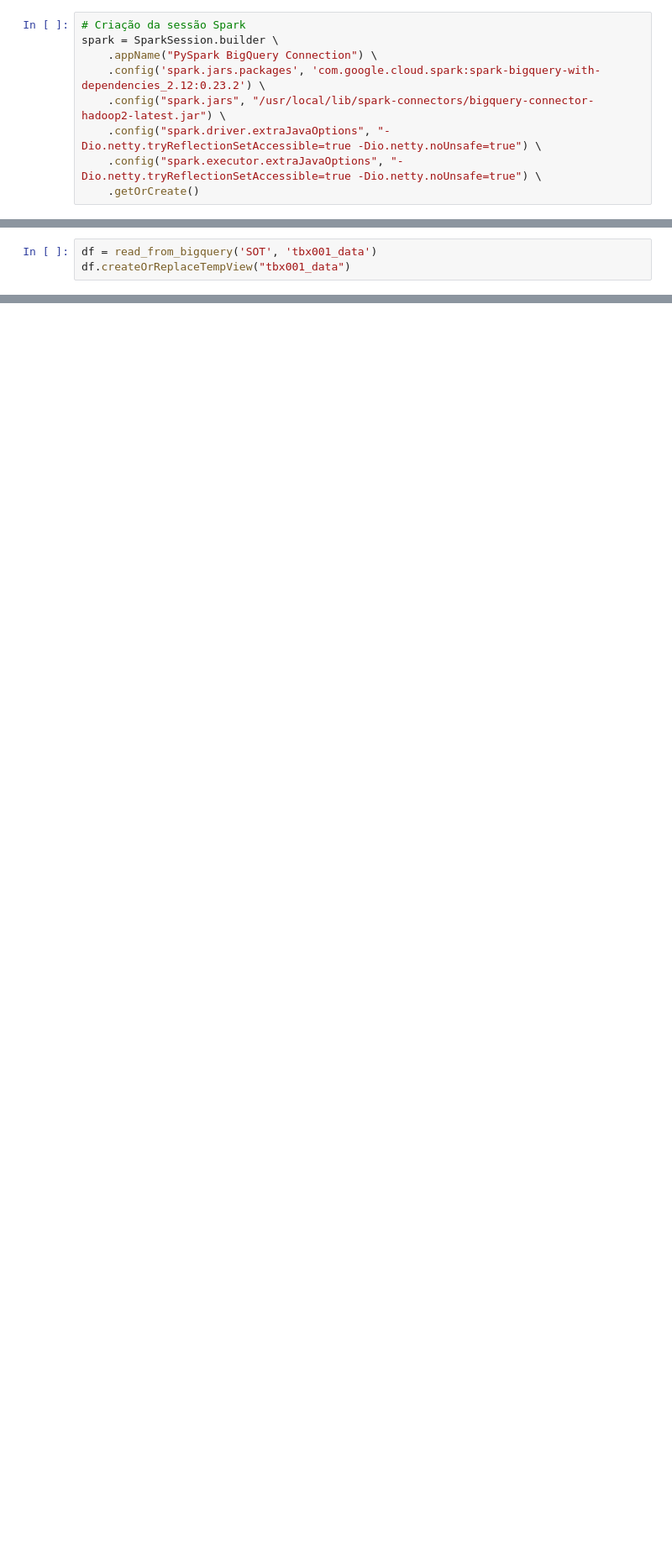
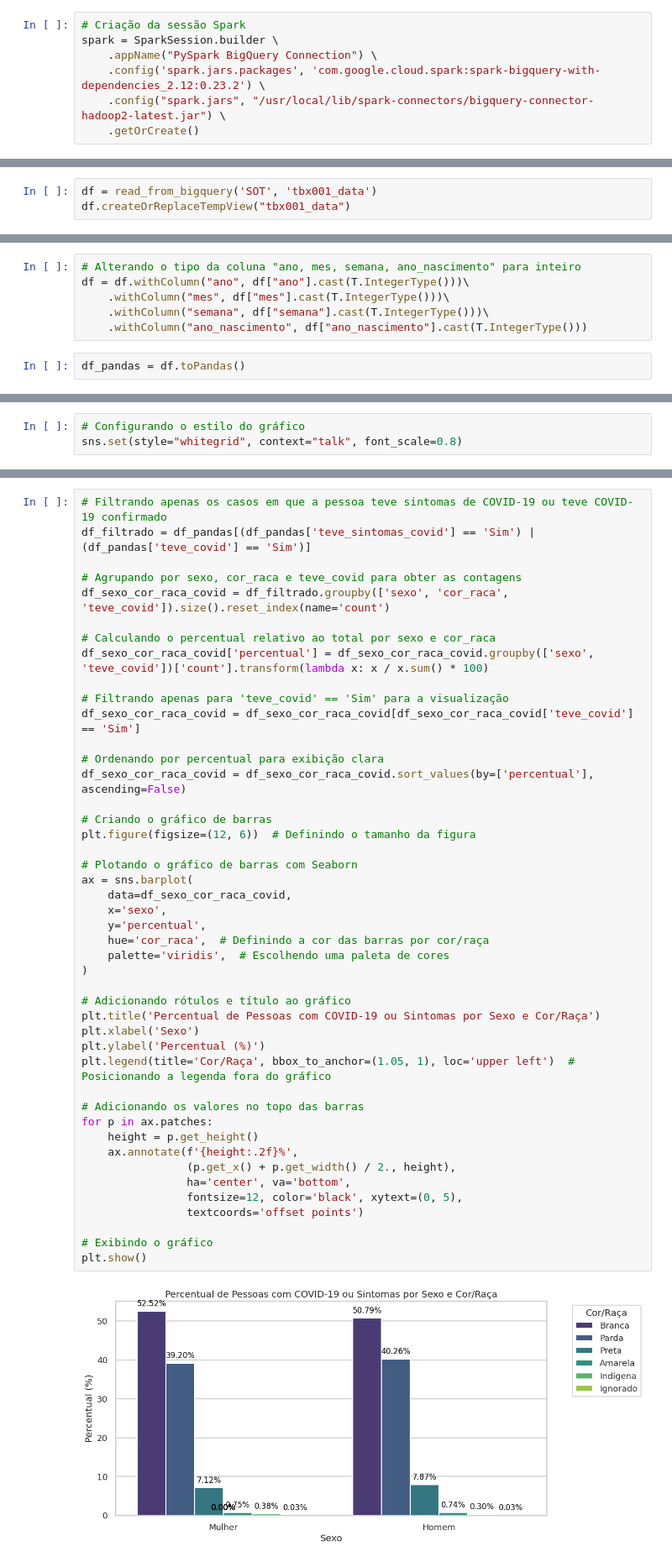
Before and after one commit to tsrodr/fiap-dataanalysis-techchallenge-fase3, a Jupyter notebook: main.ipynb, the cells around one changed output, grey strips where cells are left out. Shown at 84% size. Cells and saved outputs as stored; diff of their text form; blank space fills up the shorter version.

```diff
--- a/main.ipynb
+++ b/main.ipynb
@@ -8,7 +11,5 @@ spark = SparkSession.builder \
     .appName("PySpark BigQuery Connection") \
     .config('spark.jars.packages', 'com.google.cloud.spark:spark-bigquery-with-dependencies_2.12:0.23.2') \
     .config("spark.jars", "/usr/local/lib/spark-connectors/bigquery-connector-hadoop2-latest.jar") \
-    .config("spark.driver.extraJavaOptions", "-Dio.netty.tryReflectionSetAccessible=true -Dio.netty.noUnsafe=true") \
-    .config("spark.executor.extraJavaOptions", "-Dio.netty.tryReflectionSetAccessible=true -Dio.netty.noUnsafe=true") \
     .getOrCreate()
 # %% [output]
@@ -107,0 +126,8 @@ only showing top 20 rows
+# %%
+# Alterando o tipo da coluna "ano, mes, semana, ano_nascimento" para inteiro
+df = df.withColumn("ano", df["ano"].cast(T.IntegerType()))\
+    .withColumn("mes", df["mes"].cast(T.IntegerType()))\
+    .withColumn("semana", df["semana"].cast(T.IntegerType()))\
+    .withColumn("ano_nascimento", df["ano_nascimento"].cast(T.IntegerType()))
+# %%
+df_pandas = df.toPandas()
@@ -107,0 +160,3 @@ only showing top 20 rows
+# %%
+# Configurando o estilo do gráfico
+sns.set(style="whitegrid", context="talk", font_scale=0.8)
@@ -107,0 +168,47 @@ only showing top 20 rows
+# %%
+# Filtrando apenas os casos em que a pessoa teve sintomas de COVID-19 ou teve COVID-19 confirmado
+df_filtrado = df_pandas[(df_pandas['teve_sintomas_covid'] == 'Sim') | (df_pandas['teve_covid'] == 'Sim')]
+
+# Agrupando por sexo, cor_raca e teve_covid para obter as contagens
+df_sexo_cor_raca_covid = df_filtrado.groupby(['sexo', 'cor_raca', 'teve_covid']).size().reset_index(name='count')
+
+# Calculando o percentual relativo ao total por sexo e cor_raca
+df_sexo_cor_raca_covid['percentual'] = df_sexo_cor_raca_covid.groupby(['sexo', 'teve_covid'])['count'].transform(lambda x: x / x.sum() * 100)
+
+# Filtrando apenas para 'teve_covid' == 'Sim' para a visualização
+df_sexo_cor_raca_covid = df_sexo_cor_raca_covid[df_sexo_cor_raca_covid['teve_covid'] == 'Sim']
+
+# Ordenando por percentual para exibição clara
+df_sexo_cor_raca_covid = df_sexo_cor_raca_covid.sort_values(by=['percentual'], ascending=False)
+
+# Criando o gráfico de barras
+plt.figure(figsize=(12, 6))  # Definindo o tamanho da figura
+
+# Plotando o gráfico de barras com Seaborn
+ax = sns.barplot(
+    data=df_sexo_cor_raca_covid,
+    x='sexo',
+    y='percentual',
+    hue='cor_raca',  # Definindo a cor das barras por cor/raça
+    palette='viridis',  # Escolhendo uma paleta de cores
+)
+
+# Adicionando rótulos e título ao gráfico
+plt.title('Percentual de Pessoas com COVID-19 ou Sintomas por Sexo e Cor/Raça')
+plt.xlabel('Sexo')
+plt.ylabel('Percentual (%)')
+plt.legend(title='Cor/Raça', bbox_to_anchor=(1.05, 1), loc='upper left')  # Posicionando a legenda fora do gráfico
+
+# Adicionando os valores no topo das barras
+for p in ax.patches:
+    height = p.get_height()
+    ax.annotate(f'{height:.2f}%',
+                (p.get_x() + p.get_width() / 2., height),
+                ha='center', va='bottom',
+                fontsize=12, color='black', xytext=(0, 5),
+                textcoords='offset points')
+
+# Exibindo o gráfico
+plt.show()
+# %% [output]
+[figure, added]
```
Also changed, not shown: parts of 13 cells of this notebook, 4 other files.
